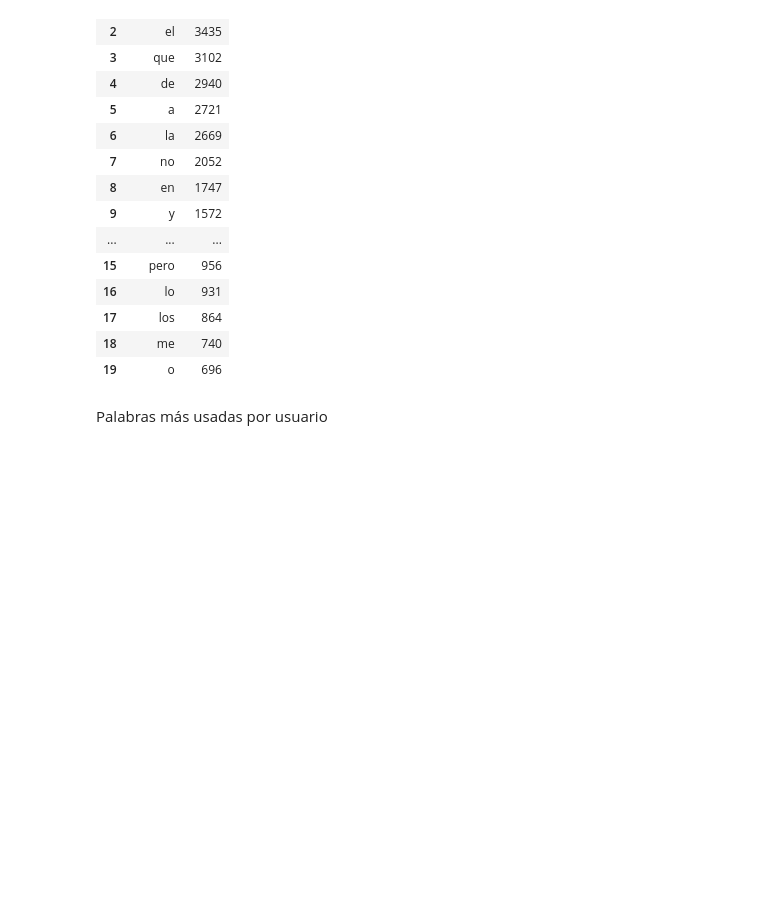
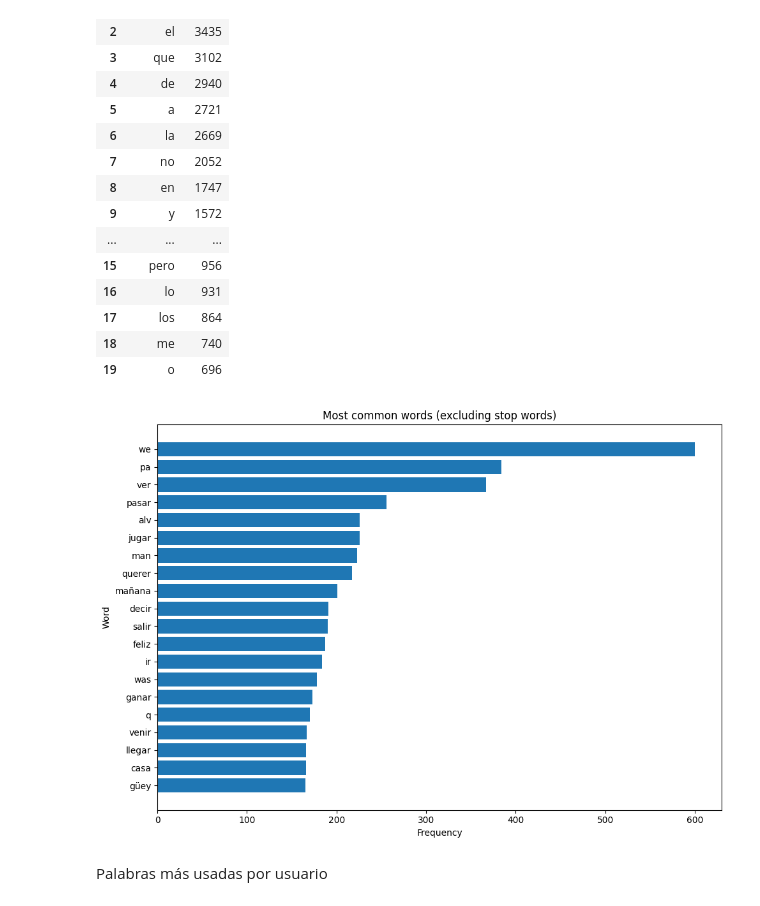
Before and after one commit to riotvann/ing_caracteristicas_whatsapp, a Jupyter notebook: notebooks/00-job-whats-data-analysis.ipynb, the cells around one changed output. Saved outputs shown, nothing was run; the diff lists cells and outputs as text; code cells hidden in the pictures; blank space fills up the shorter version.

```diff
--- a/notebooks/00-job-whats-data-analysis.ipynb
+++ b/notebooks/00-job-whats-data-analysis.ipynb
@@ -384,33 +453,52 @@ def extract_relevant_words(text):
 
 
 relevant_words = []
 
 for text in text_messages["text"]:
     relevant_words.extend(extract_relevant_words(text))
 
 
 relevant_word_counts = Counter(relevant_words)
 
 most_common_without_stopwords = pd.DataFrame(
     relevant_word_counts.most_common(20),
     columns=["word", "count"]
 )
 
 most_common_without_stopwords
 
+# plotly graph
 fig = px.bar(
     most_common_without_stopwords,
     x="count",
     y="word",
     orientation="h",
     title="Most common words (excluding stop words)",
     labels={
         "word": "Word",
         "count": "Frequency"
     }
 )
 
 fig.show()
+
+# matplotlib graph
+plt.figure(figsize=(10, 7))
+
+plt.barh(
+    most_common_without_stopwords["word"],
+    most_common_without_stopwords["count"],
+)
+
+plt.xlabel("Frequency")
+plt.ylabel("Word")
+plt.title("Most common words (excluding stop words)")
+
+plt.gca().invert_yaxis()
+plt.tight_layout()
+plt.show()
+# %% [output]
+[figure, added]
 # %% [markdown]
 Palabras más usadas por usuario
 # %%
```
Also changed, not shown: parts of 7 cells of this notebook, 1 other file.
